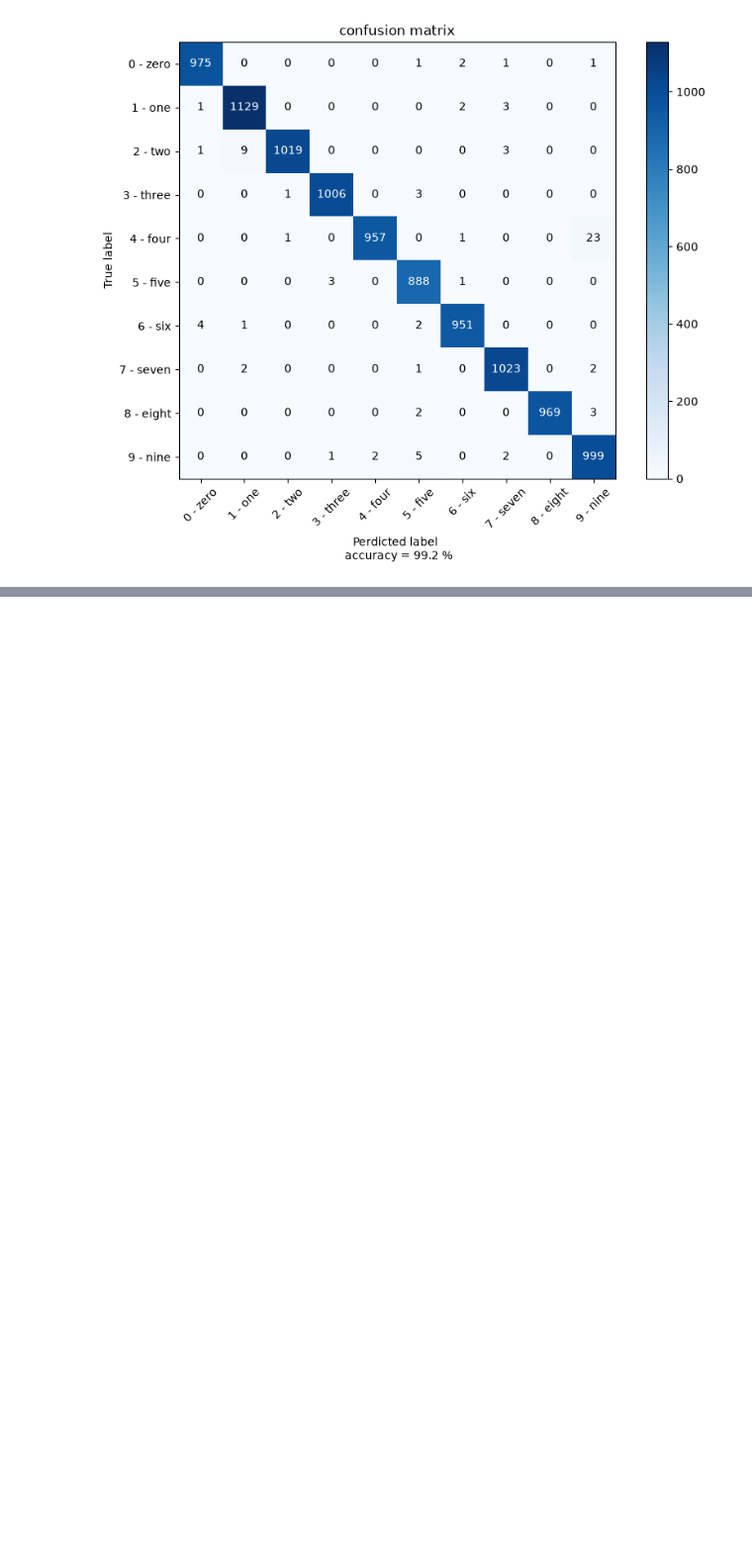
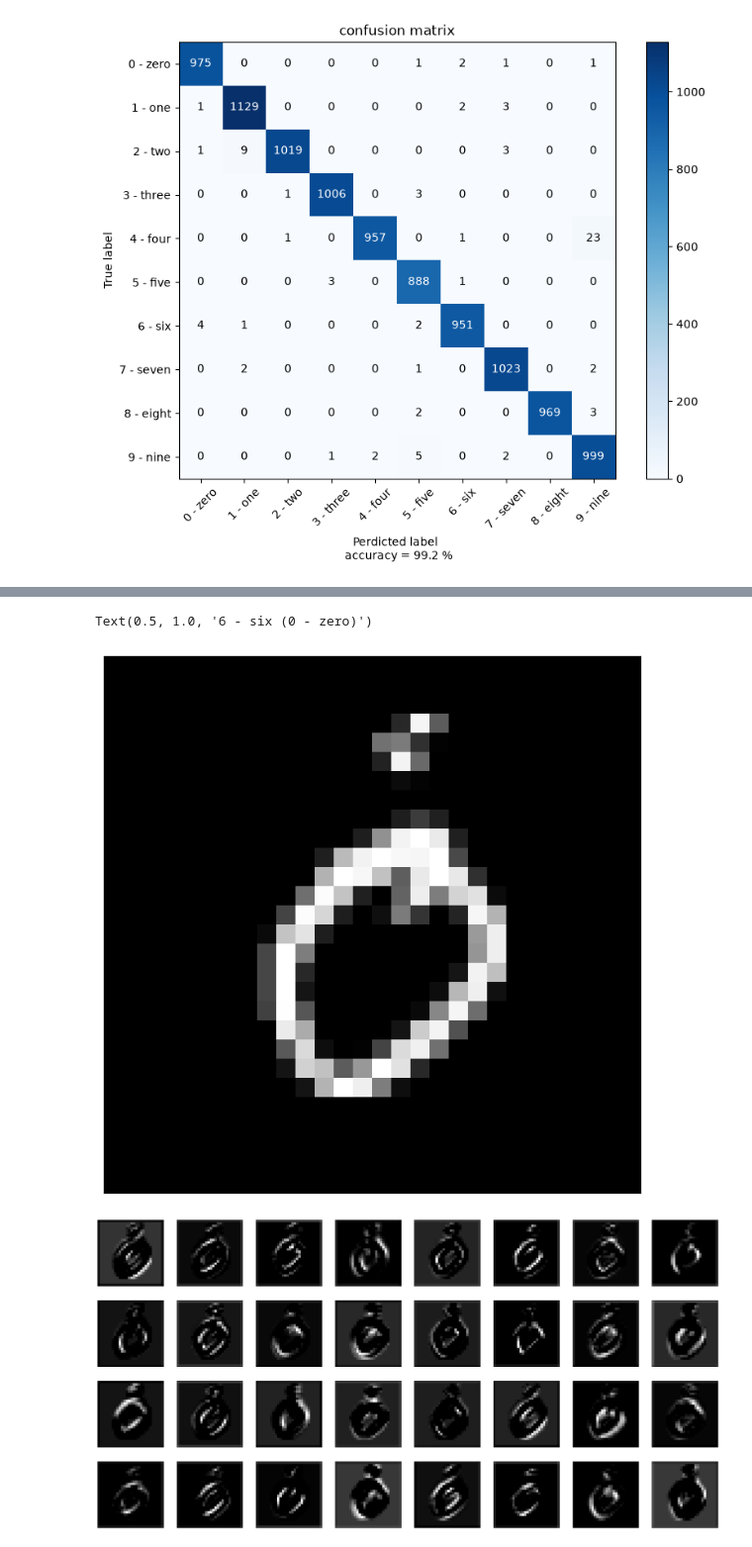
Before and after one commit to aitjoeun/PyTorch, a Jupyter notebook: 05.CNN/02.CNN_MNIST.ipynb, the cells around one changed output, grey strips where cells are left out. Shown at 99% size. Saved outputs shown, nothing was run; the diff lists cells and outputs as text; code cells hidden in the pictures; blank space fills up the shorter version.

```diff
--- a/05.CNN/02.CNN_MNIST.ipynb
+++ b/05.CNN/02.CNN_MNIST.ipynb
@@ -266,0 +267,77 @@ Text(0.5, 1.0, '1 - one (1 - one)')
+# %%
+load_model.eval()
+with torch.no_grad():
+    wrong_image = None
+
+    for x_batch, y_batch in test_DL:
+        x_batch, y_batch = next(iter(test_DL))
+        x_batch = x_batch.to(DEVICE)
+        y_batch = y_batch.to(DEVICE)
+        y_hat = load_model(x_batch)
+        pred = y_hat.argmax(dim=1)
+
+        wrong_idx = torch.where(pred != y_batch)[0]
+
+        if len(wrong_idx) > 0 :
+            idx = wrong_idx[0].item()
+
+            wrong_image = x_batch[idx:idx+1]
+
+            pred_label = pred[idx].item()
+            true_label = y_batch[idx].item()
+
+    if wrong_image is not None :
+
+        # CNN 할 때 사용
+        # feature_map1 = load_model.conv1(wrong_image)
+        # feature_map2 = load_model.conv2(load_model.Maxpool1(feature_map1))
+        # feature_map3 = load_model.conv3(load_model.Maxpool2(feature_map2))
+
+        # CNN_deep 할 때 사용
+        feature_map1 = load_model.conv_block1(wrong_image)
+        feature_map2 = load_model.conv_block2(load_model.Maxpool1(feature_map1))
+        feature_map3 = load_model.conv_block3(load_model.Maxpool2(feature_map2))
+
+wrong_image = wrong_image.cpu()
+feature_map1 = feature_map1.cpu()
+feature_map2 = feature_map2.cpu()
+feature_map3 = feature_map3.cpu()
+
+plt.figure(figsize=(8,8))
+plt.xticks([])
+plt.yticks([])
+plt.imshow(wrong_image[0,0], cmap='gray')
+
+print(feature_map1.shape)
+plt.figure(figsize=(32,16))
+for idx in range(feature_map1.shape[1]):
+    plt.subplot(4,8, idx+1, xticks=[], yticks=[])
+    plt.imshow(feature_map1[0,idx], cmap='gray')
+
+print(feature_map2.shape)
+plt.figure(figsize=(32,16))
+for idx in range(feature_map2.shape[1]):
+    plt.subplot(8,8, idx+1, xticks=[], yticks=[])
+    plt.imshow(feature_map2[0,idx], cmap='gray')
+
+print(feature_map3.shape)
+plt.figure(figsize=(16,8))
+for idx in range(feature_map3.shape[1]):
+    plt.subplot(8,16, idx+1, xticks=[], yticks=[])
+    plt.imshow(feature_map3[0,idx], cmap='gray')
+
+summed_map = feature_map3.sum(dim=1)
+plt.figure(figsize=(8,8))
+plt.xticks([])
+plt.yticks([])
+plt.imshow(summed_map[0], cmap='gray')
+
+plt.figure(figsize=(8,8))
+plt.xticks([])
+plt.yticks([])
+plt.imshow(wrong_image[0,0], cmap='gray')
+plt.imshow(summed_map[0], extent=[0,28,28,0], alpha=0.4, cmap='viridis')
+pred_item = test_DS.classes[pred_label]
+true_item = test_DS.classes[true_label]
+plt.title(f'{pred_item} ({true_item})', color='g' if pred_item == true_item else 'r')
+# %% [output]
@@ -266,0 +347,3 @@ Text(0.5, 1.0, '1 - one (1 - one)')
+Text(0.5, 1.0, '6 - six (0 - zero)')
+[figure, added]
+[figure, added]
```
Also changed, not shown: parts of 2 cells of this notebook.
